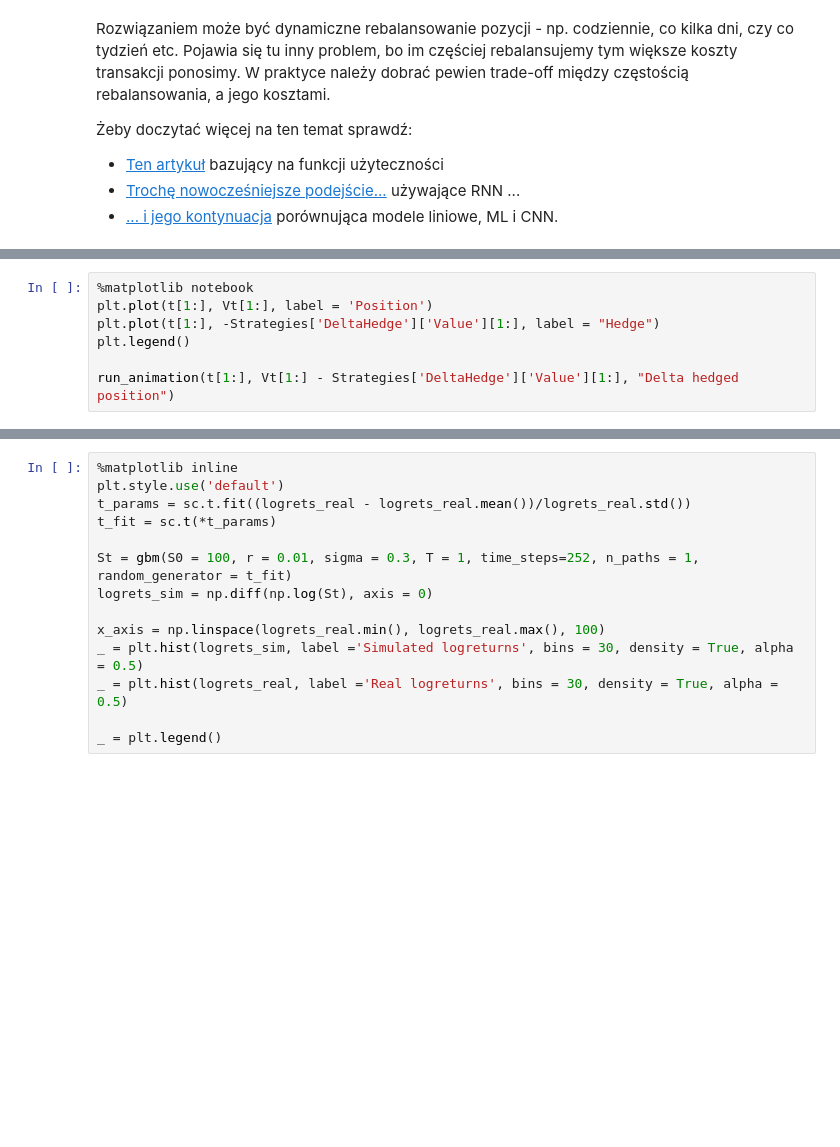
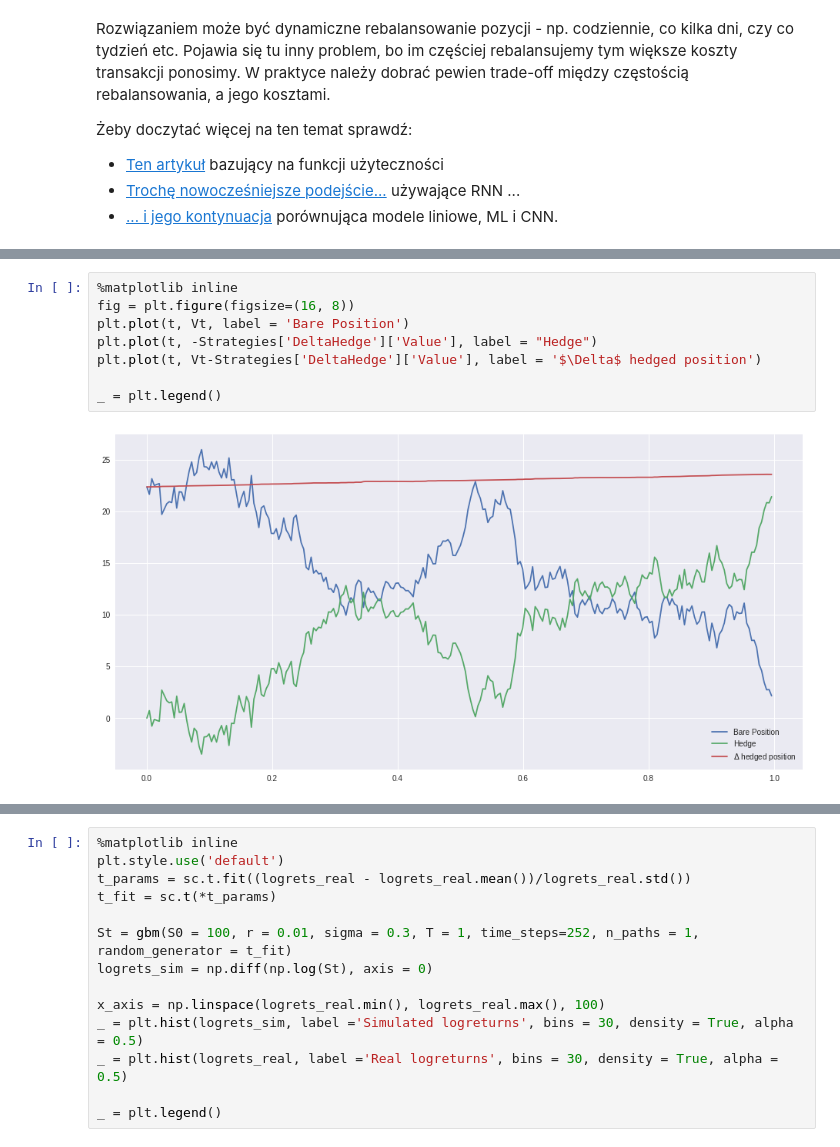
Before and after one commit to PiotMik/GreeksHedging, a Jupyter notebook: Greek Hedging.ipynb, the cells around one changed output, grey strips where cells are left out. Drawn from its saved outputs; the diff is of its cells as text; blank space fills up the shorter version.

```diff
--- a/Greek Hedging.ipynb
+++ b/Greek Hedging.ipynb
@@ -694,8 +656,11 @@ plt.plot(t, gbm_traj[1:])
 # %%
-%matplotlib notebook
-plt.plot(t[1:], Vt[1:], label = 'Position')
-plt.plot(t[1:], -Strategies['DeltaHedge']['Value'][1:], label = "Hedge")
-plt.legend()
+%matplotlib inline
+fig = plt.figure(figsize=(16, 8))
+plt.plot(t, Vt, label = 'Bare Position')
+plt.plot(t, -Strategies['DeltaHedge']['Value'], label = "Hedge")
+plt.plot(t, Vt-Strategies['DeltaHedge']['Value'], label = '$\Delta$ hedged position')
 
-run_animation(t[1:], Vt[1:] - Strategies['DeltaHedge']['Value'][1:], "Delta hedged position")
+_ = plt.legend()
+# %% [output]
+[figure, added]
 # %%
```
Also changed, not shown: parts of 35 cells of this notebook.
